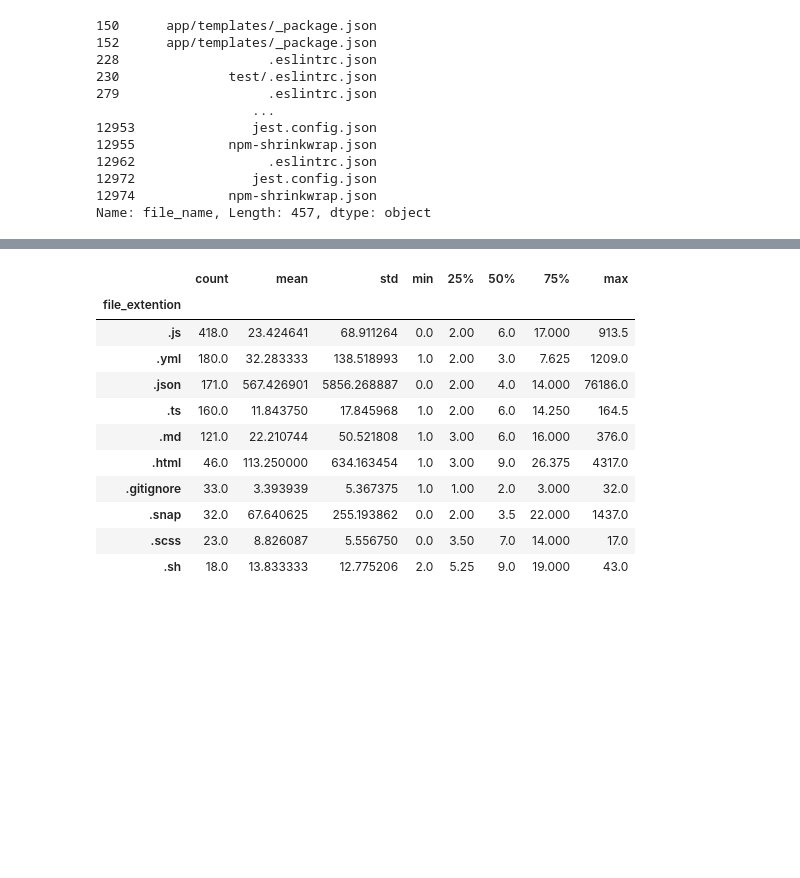
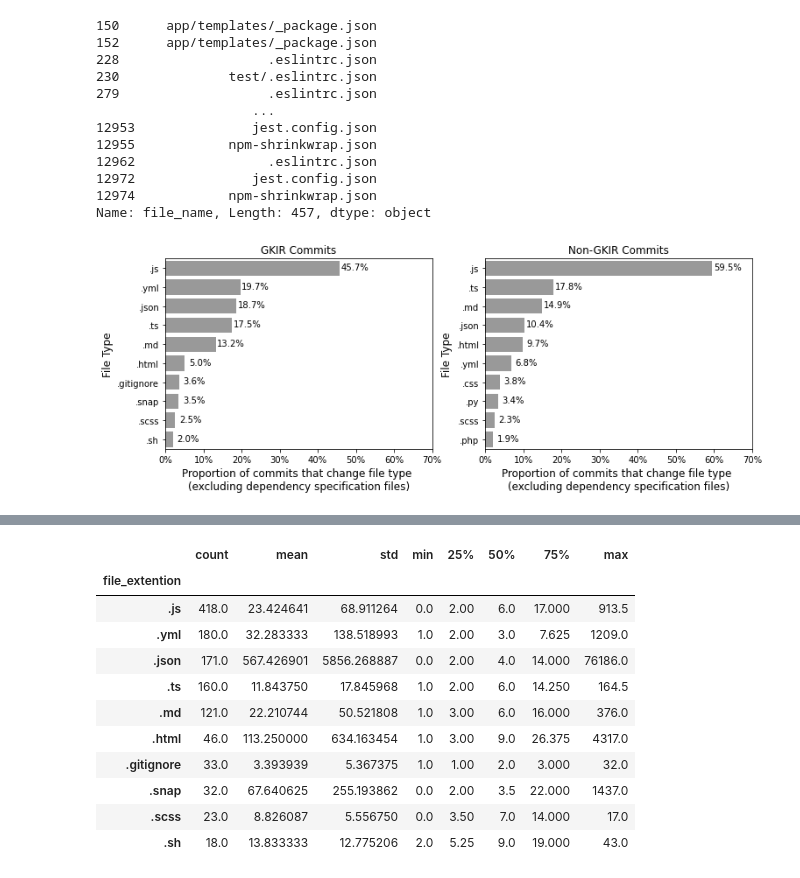
Before and after one commit to brombaut/GKIR_Analysis, a Jupyter notebook: data-analysis/4_2_commits_2.ipynb, the cells around one changed output, grey strips where cells are left out. Cells and saved outputs as stored; diff of their text form; code cells hidden in the pictures; blank space fills up the shorter version.

```diff
--- a/data-analysis/4_2_commits_2.ipynb
+++ b/data-analysis/4_2_commits_2.ipynb
@@ -761 +775,41 @@ temp = not_deps_commits.groupby(['commit_sha', 'file_extention'])['file_changes'
+# %%
+fig, (ax1, ax2) = plt.subplots(nrows=1, ncols=2, figsize=(12,4))
+
+sns.barplot(
+    data=most_common_files_changed_gkir,
+    y='file_extention',
+    x='proportion',
+    color="0.6",
+    ax=ax1
+)
+ax1.set_xlim(0, 0.7)
+ax1.set_xticks([0, 0.1, 0.2, 0.3, 0.4, 0.5, 0.6, 0.7])
+ax1.set_xticklabels(['0%', '10%', '20%', '30%', '40%', '50%', '60%', '70%'])
+ax1.set_xlabel('Proportion of commits that change file type \n(excluding dependency specification files)', fontsize=12)
+ax1.set_ylabel('File Type', fontsize=12)
+ax1.set_title('GKIR Commits')
+
+sns.barplot(
+    data=most_common_files_changed_ngkir,
+    y='file_extention',
+    x='proportion',
+    color="0.6",
+    ax=ax2
+)
+ax2.set_xlim(0, 0.7)
+ax2.set_xticks([0, 0.1, 0.2, 0.3, 0.4, 0.5, 0.6, 0.7])
+ax2.set_xticklabels(['0%', '10%', '20%', '30%', '40%', '50%', '60%', '70%'])
+ax2.set_xlabel('Proportion of commits that change file type \n(excluding dependency specification files)', fontsize=12)
+ax2.set_ylabel('File Type', fontsize=12)
+ax2.set_title('Non-GKIR Commits')
+
+
+format_text = lambda x: f'{round(x*100, 1)}%'
+show_values_on_bars(ax1, h_v='h', h_offset=0.04, v_offset=0.08, val_formatter=format_text)
+show_values_on_bars(ax2, h_v='h', h_offset=0.04, v_offset=0.08, val_formatter=format_text)
+
+save_fig('most_common_non_deps_file_extention_changes')
+plt.show()
+# %% [output]
+[figure, added]
 # %%
```
Also changed, not shown: parts of 8 cells of this notebook, 6 other files.
